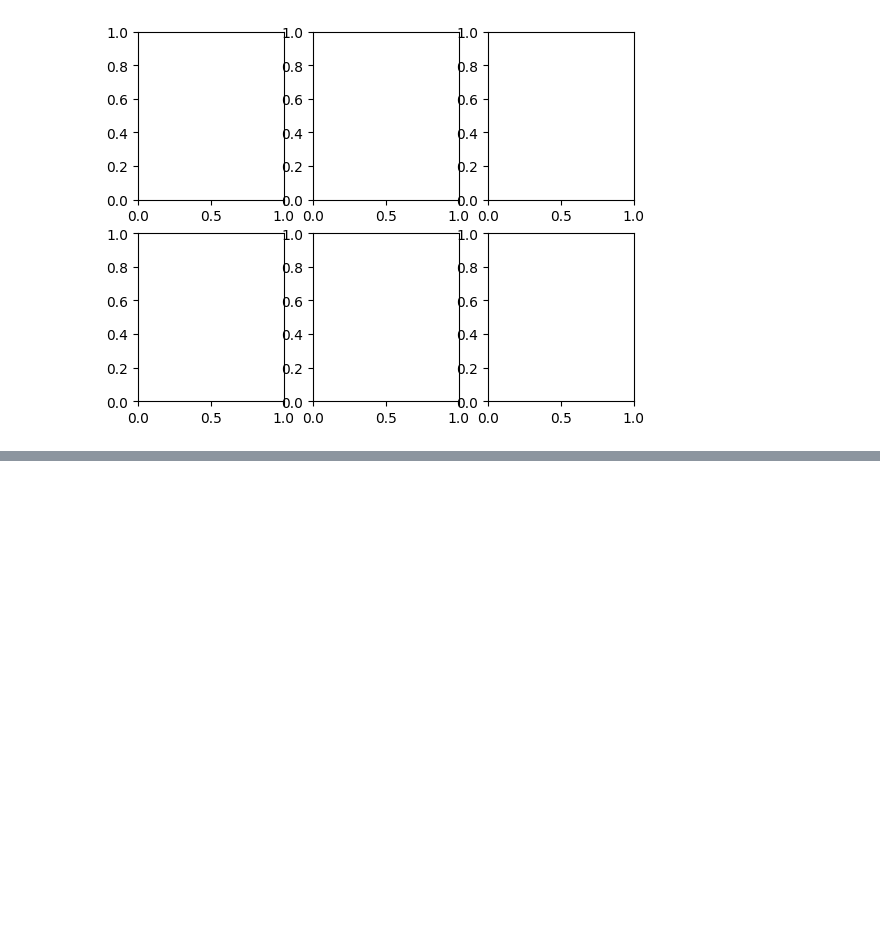
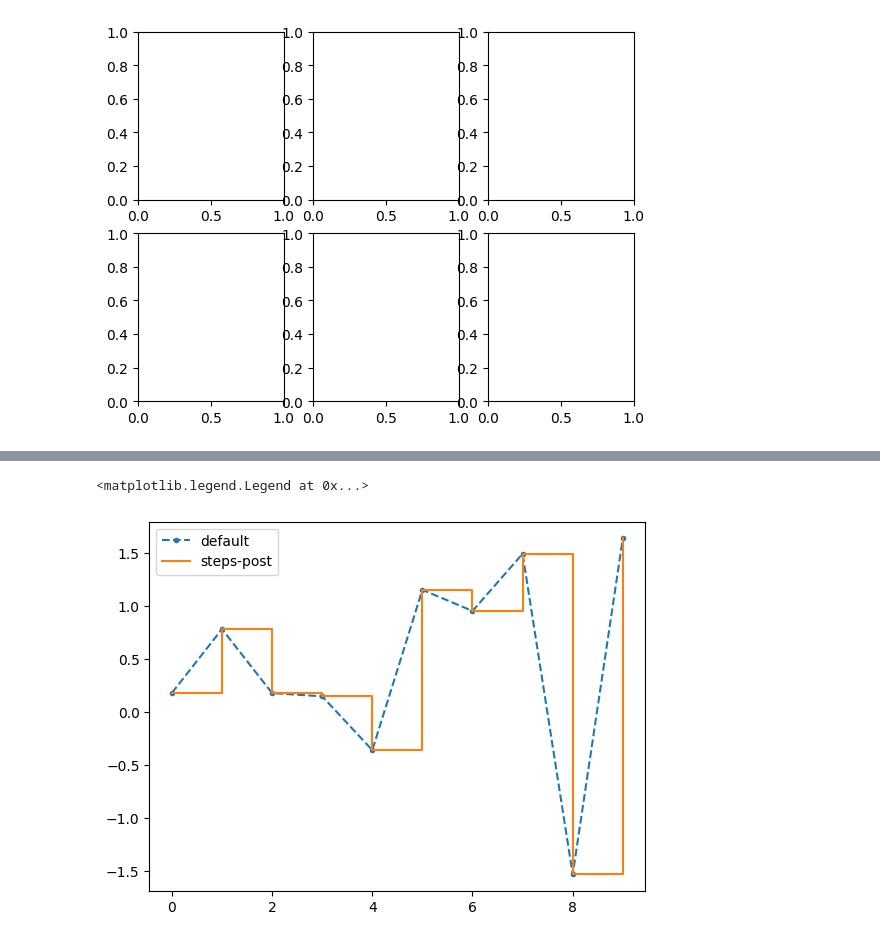
Before and after one commit to zqTheDesigner/rading_python-for-data-analysis, a Jupyter notebook: ch9_Ploting_and_visualisation.ipynb, the cells around one changed output, grey strips where cells are left out. Drawn from its saved outputs; the diff is of its cells as text; code cells hidden in the pictures; blank space fills up the shorter version.

```diff
--- a/ch9_Ploting_and_visualisation.ipynb
+++ b/ch9_Ploting_and_visualisation.ipynb
@@ -70,0 +94,16 @@ array([[<AxesSubplot: >, <AxesSubplot: >, <AxesSubplot: >],
+# %%
+fig, ax = plt.subplots(1, 1)
+
+x = np.arange(10)
+y = np.random.standard_normal(10)
+
+ax.plot(x, y, linestyle="--", marker=".", label="default")
+
+# Use drawstyle to change how the sequence is interpolated
+ax.plot(x, y, drawstyle="steps-post", label="steps-post")
+
+# Call legend method to show the labels
+ax.legend()
+# %% [output]
+<matplotlib.legend.Legend at 0x...>
+[figure, added]
```
Also changed, not shown: parts of 10 cells of this notebook.
